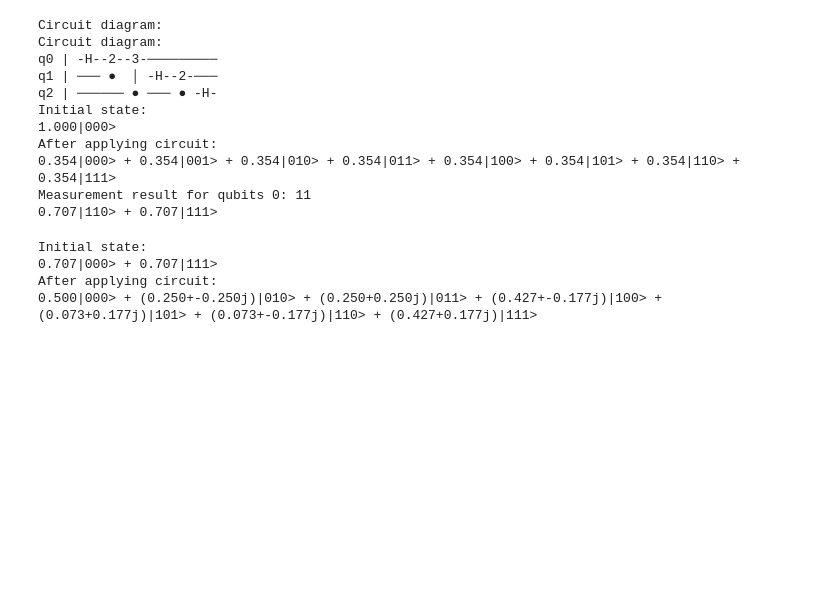
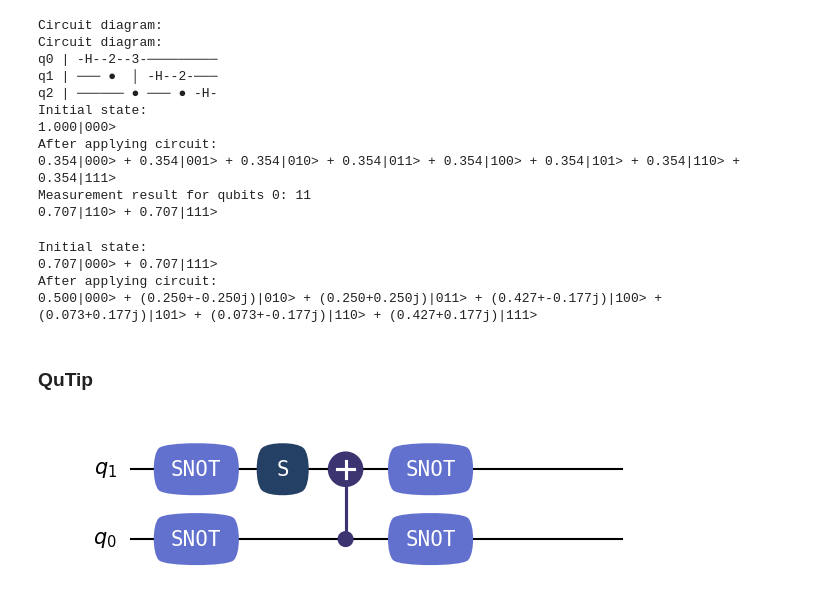
Before and after one commit to ThomasRavnborg/SCQIS, a Jupyter notebook: Exercises/QCBuilder.ipynb, the cells around one changed output. Drawn from its saved outputs; the diff is of its cells as text; code cells hidden in the pictures; blank space fills up the shorter version.

```diff
--- a/Exercises/QCBuilder.ipynb
+++ b/Exercises/QCBuilder.ipynb
@@ -494,3 +494,5 @@ Initial state:
 0.707|000> + 0.707|111>
 After applying circuit:
 0.500|000> + (0.250+-0.250j)|010> + (0.250+0.250j)|011> + (0.427+-0.177j)|100> + (0.073+0.177j)|101> + (0.073+-0.177j)|110> + (0.427+0.177j)|111>
+# %% [markdown]
+### QuTip
@@ -496,0 +505,11 @@ After applying circuit:
+# %%
+qc = QubitCircuit(2, reverse_states=False)
+qc.add_gate("SNOT", targets=0)
+qc.add_gate("SNOT", targets=1)
+qc.add_gate("S", targets=1)
+qc.add_gate("CNOT", controls=0, targets=1)
+qc.add_gate("SNOT", targets=0)
+qc.add_gate("SNOT", targets=1)
+qc.draw()
+# %% [output]
+[figure, added]
```
Also changed, not shown: parts of 1 cell of this notebook, 3 other files.
